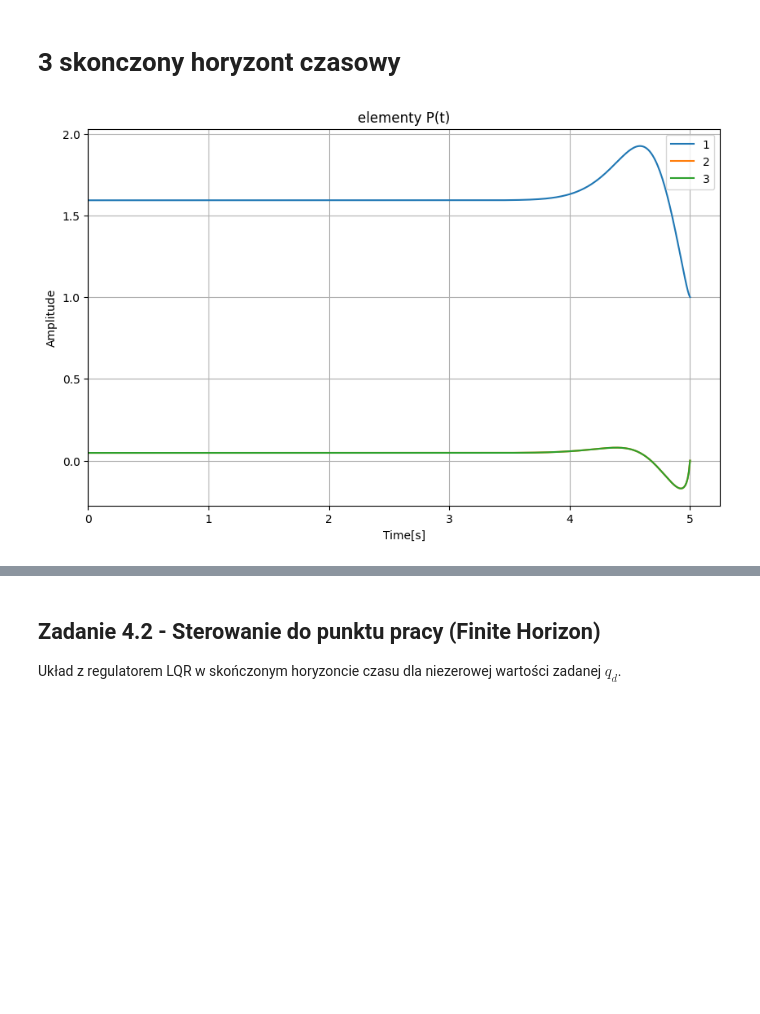
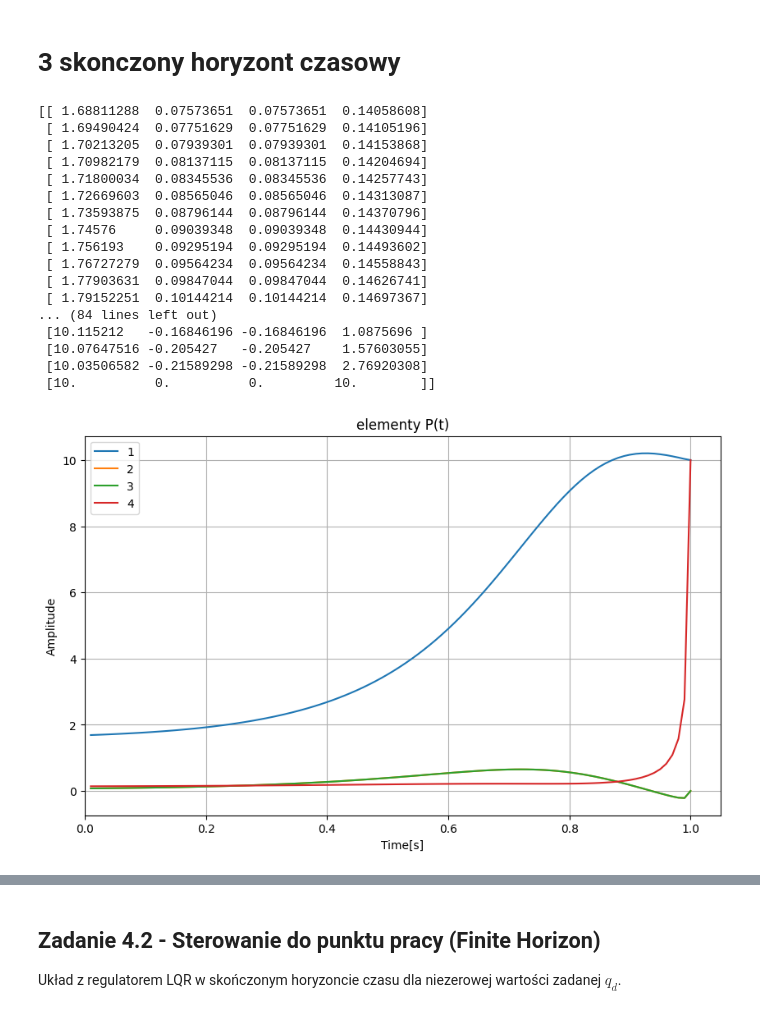
Before and after one commit to Piotr-Bednarek/ZadaniaSem5Laby, a Jupyter notebook: uso/lab7.ipynb, the cells around one changed output, grey strips where cells are left out. Cells and saved outputs as stored; diff of their text form; code cells hidden in the pictures; blank space fills up the shorter version.

```diff
--- a/uso/lab7.ipynb
+++ b/uso/lab7.ipynb
@@ -180,8 +184,12 @@ Wartość wskaźnika J dla innych wzmocnień: 15.1932
 # %% [markdown]
 # 3 skonczony horyzont czasowy
 # %%
-A = np.array([[0.0, 1.0], [-10.0, -2.5]])
-B = np.array([[0.0], [5.0]])
+R=0.5
+L=0.2
+C=0.5
+
+A=np.array([[0,1],[-1/(L*C),-R/L]])
+B=np.array([[0],[1/L]])
 
 Q = np.eye(2)
 R = np.array([[1.0]])
@@ -196,21 +204,39 @@ def riccati(p,t):
 
     return p_dot
 # %%
-S = np.eye(2)
+S = np.eye(2)*10
 p0 = S.flatten()
 
-t_r = np.arange(5,0,-0.01)
+t_r = np.arange(1,0,-0.01)
 
 sol_riccati = odeint(riccati, p0, t_r)
 
 P_t = sol_riccati
 
 P_t_reversed = P_t[::-1]
+print(P_t_reversed)
 t_reversed = t_r[::-1]
 
-plot_sets("elementy P(t)",[t_reversed,P_t_reversed[:,0],"1"],[t_reversed,P_t_reversed[:,1],"2"],[t_reversed,P_t_reversed[:,2],"3"])
+plot_sets("elementy P(t)",[t_reversed,P_t_reversed[:,0],"1"],[t_reversed,P_t_reversed[:,1],"2"],[t_reversed,P_t_reversed[:,2],"3"],[t_reversed,P_t_reversed[:,3],"4"])
 # %% [output]
+[[ 1.68811288  0.07573651  0.07573651  0.14058608]
+ [ 1.69490424  0.07751629  0.07751629  0.14105196]
+ [ 1.70213205  0.07939301  0.07939301  0.14153868]
+ [ 1.70982179  0.08137115  0.08137115  0.14204694]
+ [ 1.71800034  0.08345536  0.08345536  0.14257743]
+ [ 1.72669603  0.08565046  0.08565046  0.14313087]
+ [ 1.73593875  0.08796144  0.08796144  0.14370796]
+ [ 1.74576     0.09039348  0.09039348  0.14430944]
+ [ 1.756193    0.09295194  0.09295194  0.14493602]
+ [ 1.76727279  0.09564234  0.09564234  0.14558843]
+ [ 1.77903631  0.09847044  0.09847044  0.14626741]
+ [ 1.79152251  0.10144214  0.10144214  0.14697367]
+... (84 lines left out)
+ [10.115212   -0.16846196 -0.16846196  1.0875696 ]
+ [10.07647516 -0.205427   -0.205427    1.57603055]
+ [10.03506582 -0.21589298 -0.21589298  2.76920308]
+ [10.          0.          0.         10.        ]]
-[figure, old version]
+[figure, new version]
 # %%
 A = np.array([[0.0, 1.0], [-10.0, -2.5]])
 B = np.array([[0.0], [5.0]])
```
Also changed, not shown: parts of 3 cells of this notebook, 8 other files.
